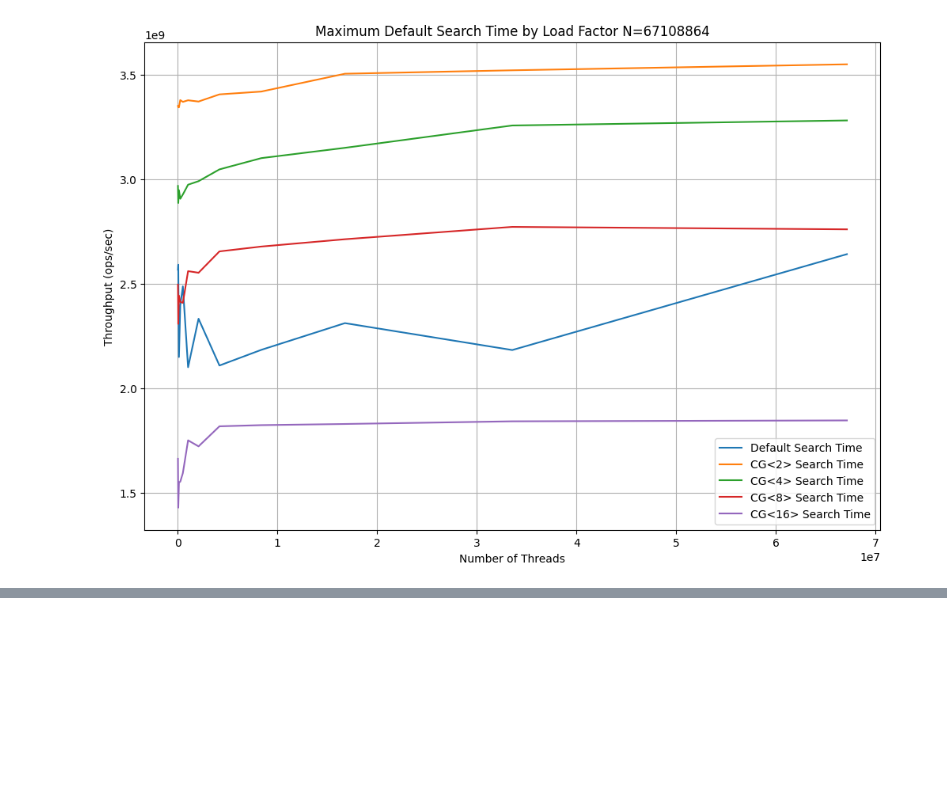
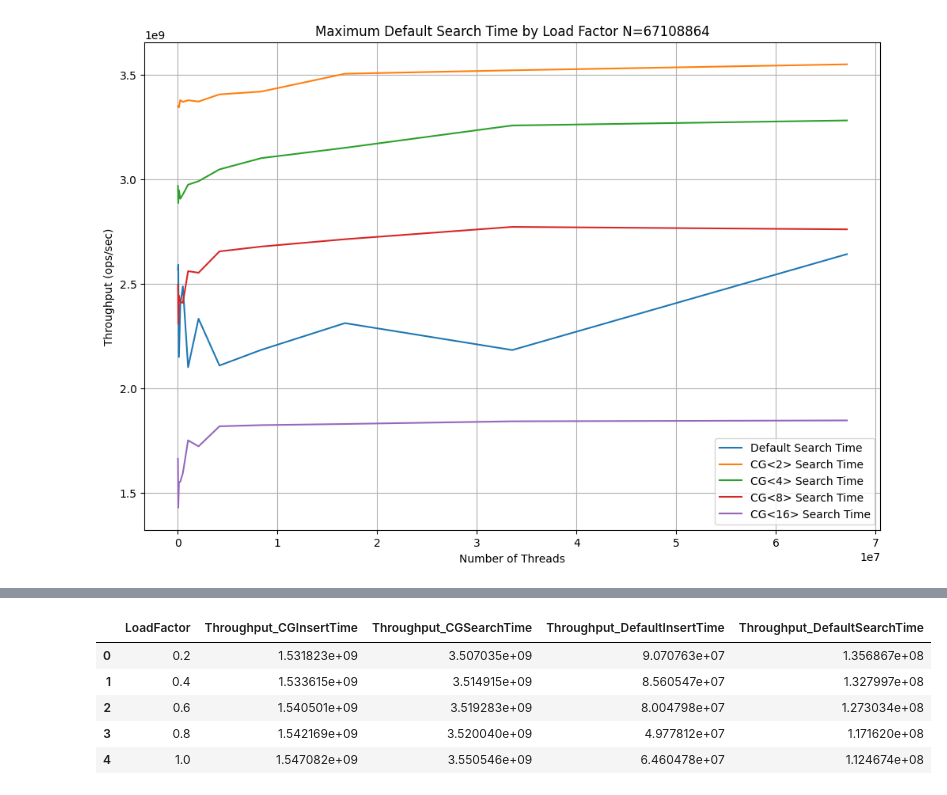
Before and after one commit to sandeepnmenon/gpu_datastructures, a Jupyter notebook: basics/visualize_results.ipynb, the cells around one changed output, grey strips where cells are left out. Cells and saved outputs as stored; diff of their text form; code cells hidden in the pictures; blank space fills up the shorter version.

```diff
--- a/basics/visualize_results.ipynb
+++ b/basics/visualize_results.ipynb
@@ -235,0 +274,2 @@ plt.show()
+# %%
+merged_data = pd.merge(cg_data, kokkos_grouped_data, on='LoadFactor')
@@ -235,0 +294,9 @@ plt.show()
+# %%
+merged_data
+# %% [output]
+|  | LoadFactor | Throughput_CGInsertTime | Throughput_CGSearchTime | Throughput_DefaultInsertTime | Throughput_DefaultSearchTime |
+| 0 | 0.2 | 1.531823e+09 | 3.507035e+09 | 9.070763e+07 | 1.356867e+08 |
+| 1 | 0.4 | 1.533615e+09 | 3.514915e+09 | 8.560547e+07 | 1.327997e+08 |
+| 2 | 0.6 | 1.540501e+09 | 3.519283e+09 | 8.004798e+07 | 1.273034e+08 |
+| 3 | 0.8 | 1.542169e+09 | 3.520040e+09 | 4.977812e+07 | 1.171620e+08 |
+| 4 | 1.0 | 1.547082e+09 | 3.550546e+09 | 6.460478e+07 | 1.124674e+08 |
```
Also changed, not shown: parts of 3 cells of this notebook.
